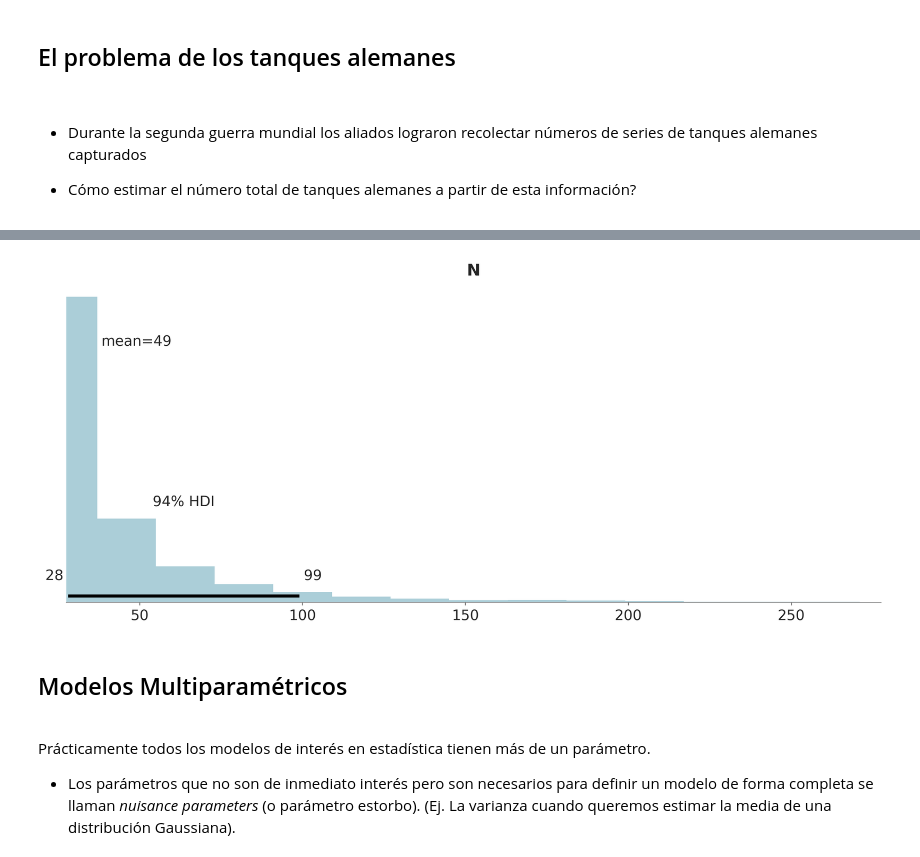
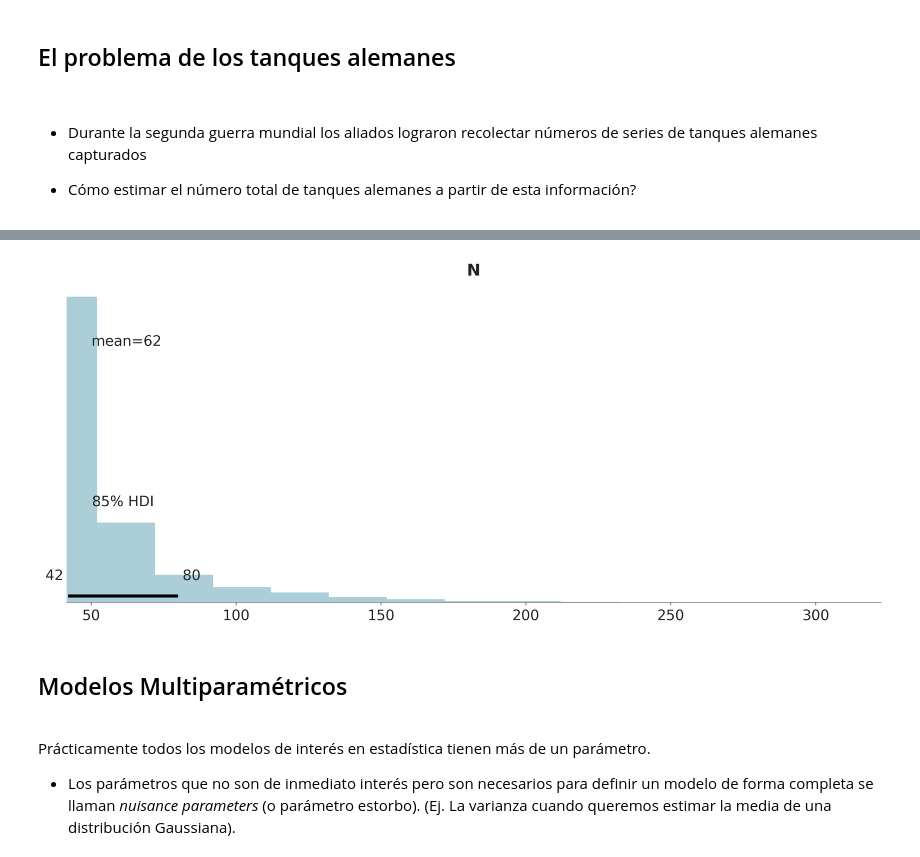
Before and after one commit to LCD-UNSAM/estadistica_e_inferencia_II, a Jupyter notebook: diapo/diapo_02.ipynb, the cells around one changed output, grey strips where cells are left out. Drawn from its saved outputs; the diff is of its cells as text; code cells hidden in the pictures.

Commit message:
fix typos and names

```diff
--- a/diapo/diapo_02.ipynb
+++ b/diapo/diapo_02.ipynb
@@ -212,12 +217,16 @@ az.plot_posterior(idata, rope=[0.45, .55]);
 
 * Cómo estimar el número total de tanques alemanes a partir de esta información?
 # %%
-serial_numbers = np.array([15, 20, 28])
+números_serie = np.array([15, 18, 20, 42])
+
 with pm.Model() as model:
-    N = pm.DiscreteUniform('N', lower=serial_numbers.max(), upper=serial_numbers.max()*10)
-    y_obs = pm.DiscreteUniform('y_obs', lower=0, upper=N, observed=serial_numbers)
+    N = pm.DiscreteUniform('N',
+                           lower=números_serie.max(),
+                           upper=números_serie.max()*10)
 
-    idata = pm.sample(2000)
+    y_obs = pm.DiscreteUniform('y_obs', lower=0, upper=N, observed=números_serie)
+
+    idata = pm.sample(2000, random_seed=4239)
 # %% [output]
 Multiprocess sampling (4 chains in 4 jobs)
 Metropolis: [N]
@@ -228,7 +237,7 @@ Sampling 4 chains for 1_000 tune and 2_000 draw iterations (4_000 + 8_000 draws
 # %%
-az.plot_posterior(idata, var_names='N');
+az.plot_posterior(idata, var_names='N', hdi_prob=0.85);
 # %% [output]
-[figure, old version]
+[figure, new version]
 # %% [markdown]
 ## Modelos Multiparamétricos
 
```
Also changed, not shown: parts of 18 cells of this notebook, 2 other files.
